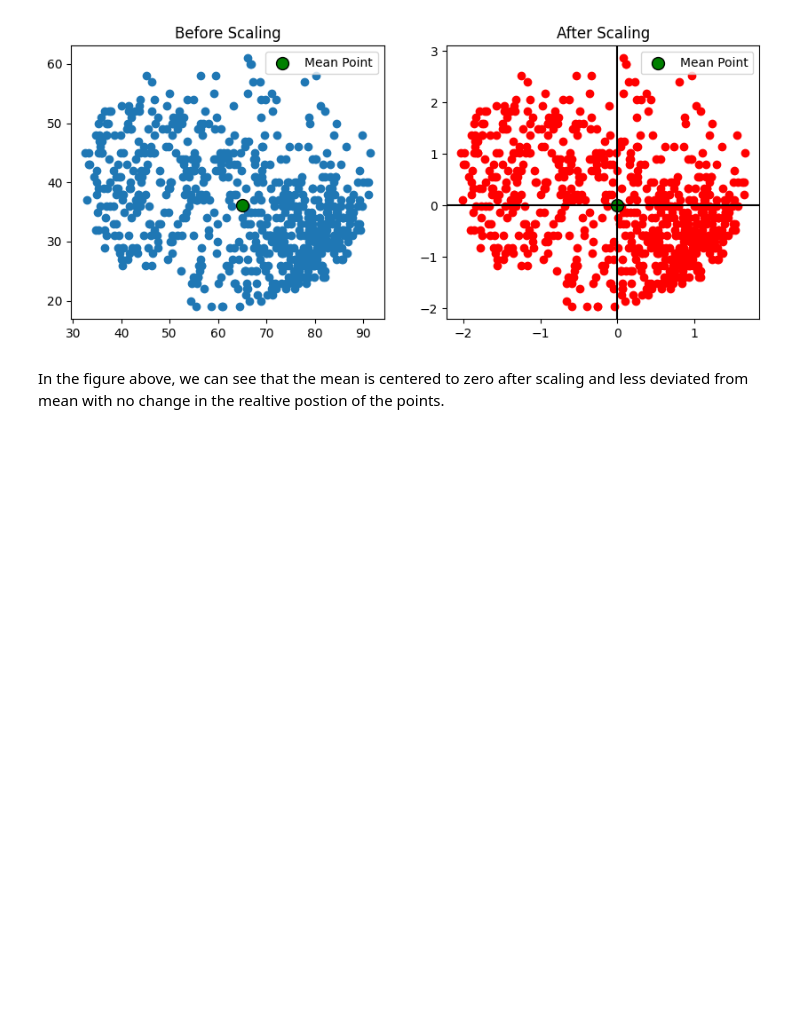
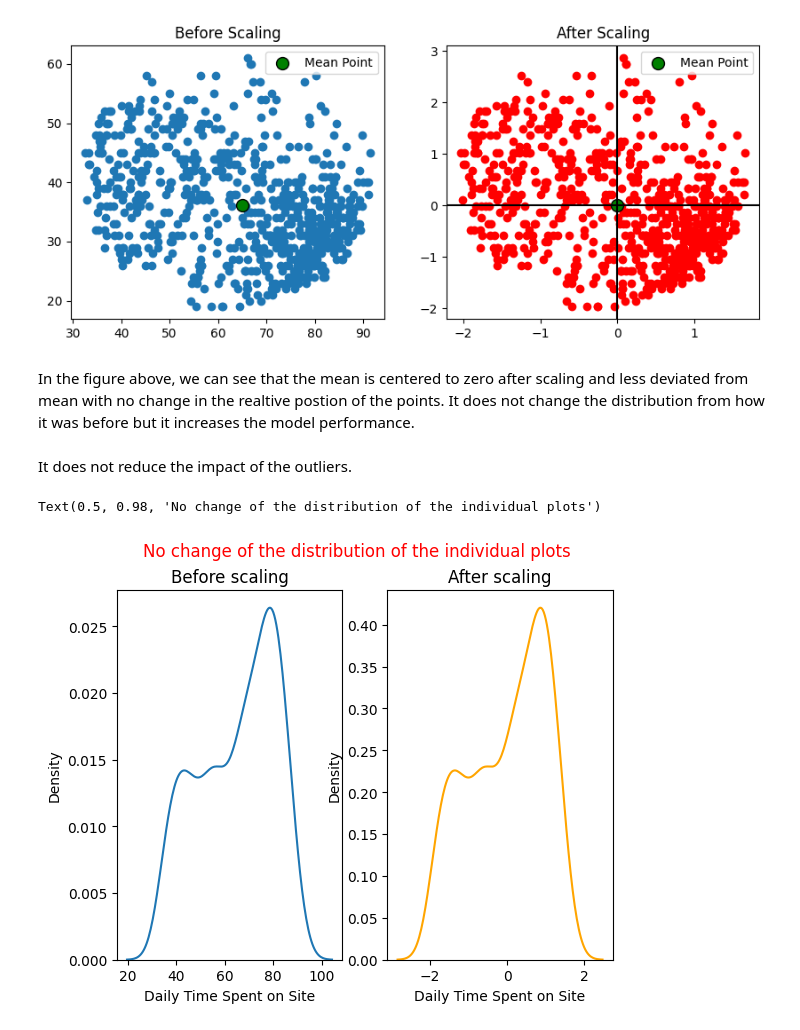
Before and after one commit to khanalasmit/machinelearning, a Jupyter notebook: featureengineering.ipynb, the cells around one changed output. Drawn from its saved outputs; the diff is of its cells as text; code cells hidden in the pictures; blank space fills up the shorter version.

```diff
--- a/featureengineering.ipynb
+++ b/featureengineering.ipynb
@@ -131,4 +131,19 @@ plt.show()
 # %% [output]
 [figure]
 # %% [markdown]
-In the figure above, we can see that the mean is centered to zero after scaling and less deviated from mean with no change in the realtive postion of the points.
+In the figure above, we can see that the mean is centered to zero after scaling and less deviated from mean with no change in the realtive postion of the points. It does not change the distribution from how it was before but it increases the model performance.
+# %% [markdown]
+It does not reduce the impact of the outliers.
+# %%
+plt.subplot(1,2,1)
+sns.kdeplot(data=X_train,x=X_train['Daily Time Spent on Site'])
+plt.title('Before scaling')
+
+plt.subplot(1,2,2)
+sns.kdeplot(data=X_train_scaled,x=X_train_scaled['Daily Time Spent on Site'],color='orange')
+plt.title('After scaling')
+
+plt.suptitle('No change of the distribution of the individual plots',color='red')
+# %% [output]
+Text(0.5, 0.98, 'No change of the distribution of the individual plots')
+[figure, added]
```
Also changed, not shown: parts of 13 cells of this notebook, 1 other file.
